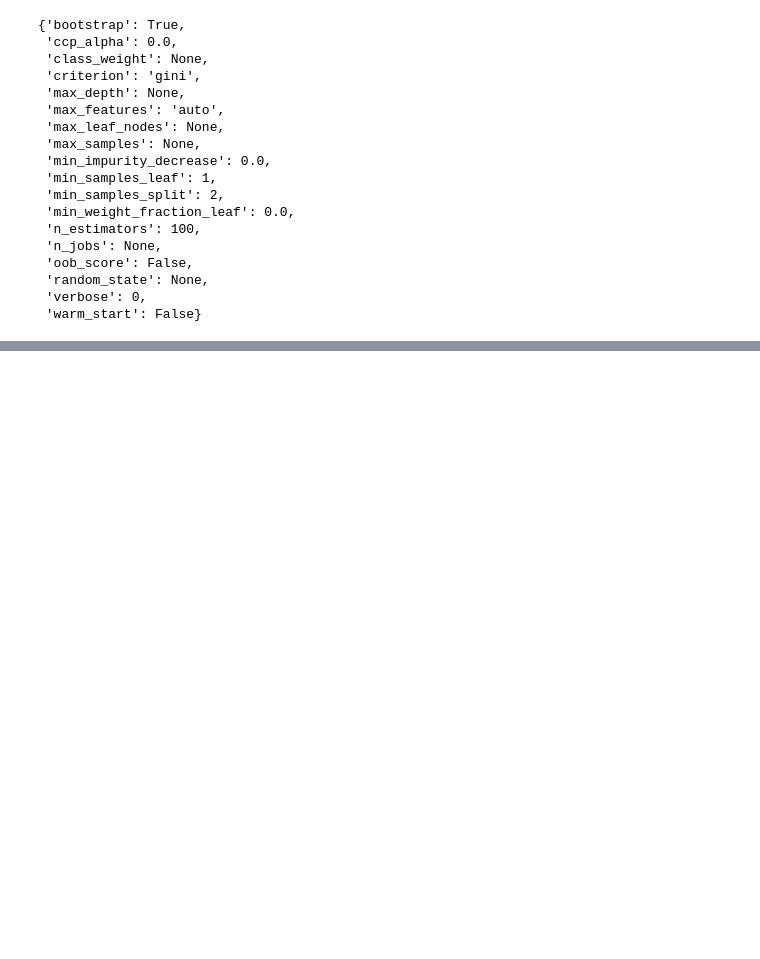
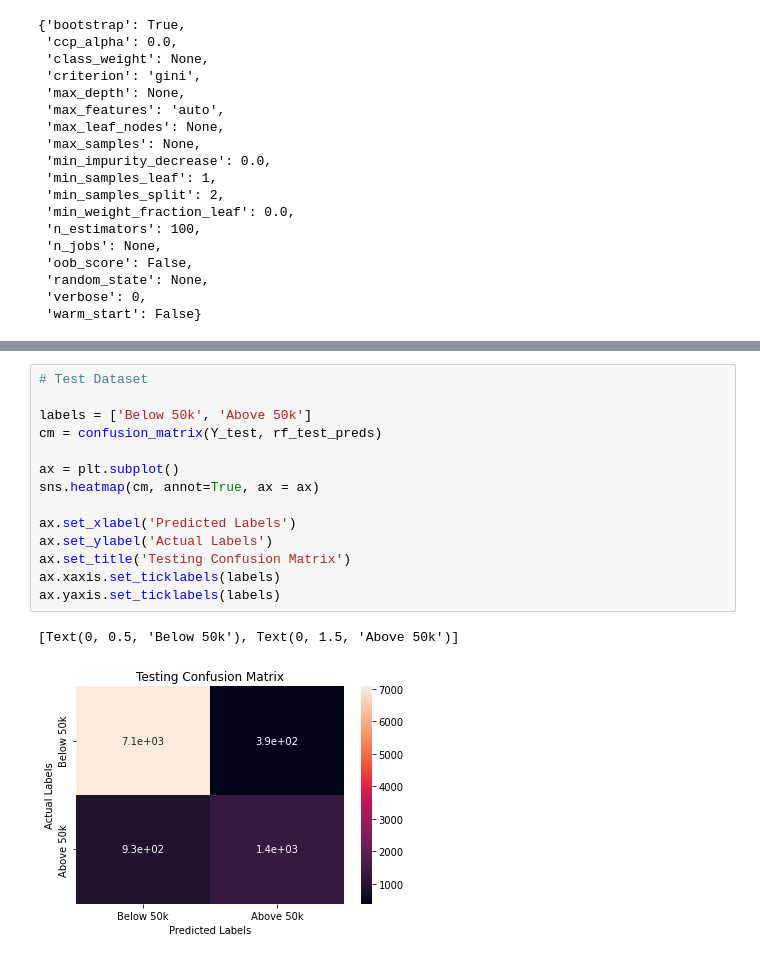
Before and after one commit to rsonar821/Adult-ML-Model, a Jupyter notebook: Adults.ipynb, the cells around one changed output, grey strips where cells are left out. Saved outputs shown, nothing was run; the diff lists cells and outputs as text; blank space fills up the shorter version.

```diff
--- a/Adults.ipynb
+++ b/Adults.ipynb
@@ -598,0 +672,17 @@ rfc_random.best_params_
+# %%
+# Test Dataset
+
+labels = ['Below 50k', 'Above 50k']
+cm = confusion_matrix(Y_test, rf_test_preds)
+
+ax = plt.subplot()
+sns.heatmap(cm, annot=True, ax = ax)
+
+ax.set_xlabel('Predicted Labels')
+ax.set_ylabel('Actual Labels')
+ax.set_title('Testing Confusion Matrix')
+ax.xaxis.set_ticklabels(labels)
+ax.yaxis.set_ticklabels(labels)
+# %% [output]
+[Text(0, 0.5, 'Below 50k'), Text(0, 1.5, 'Above 50k')]
+[figure, added]
```
Also changed, not shown: parts of 12 cells of this notebook.
